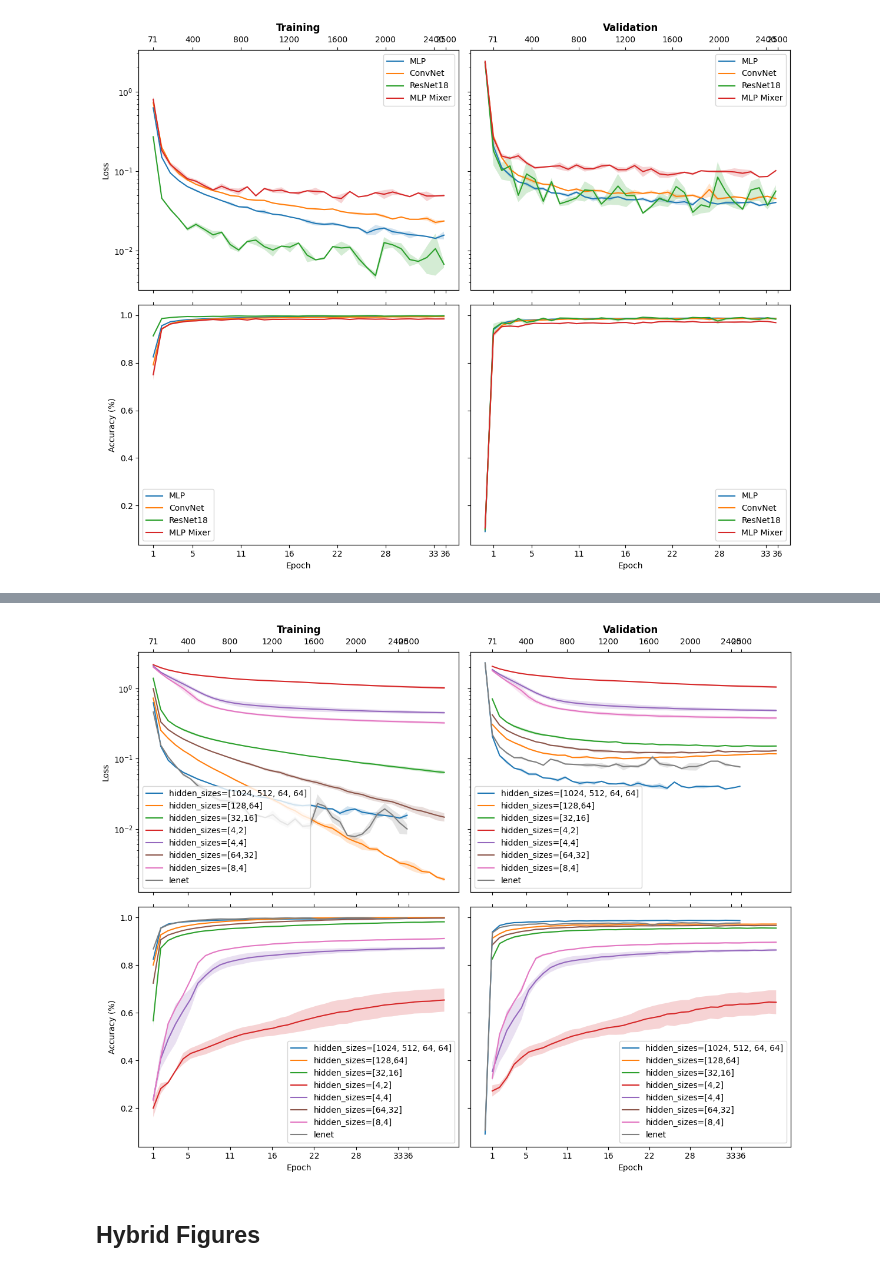
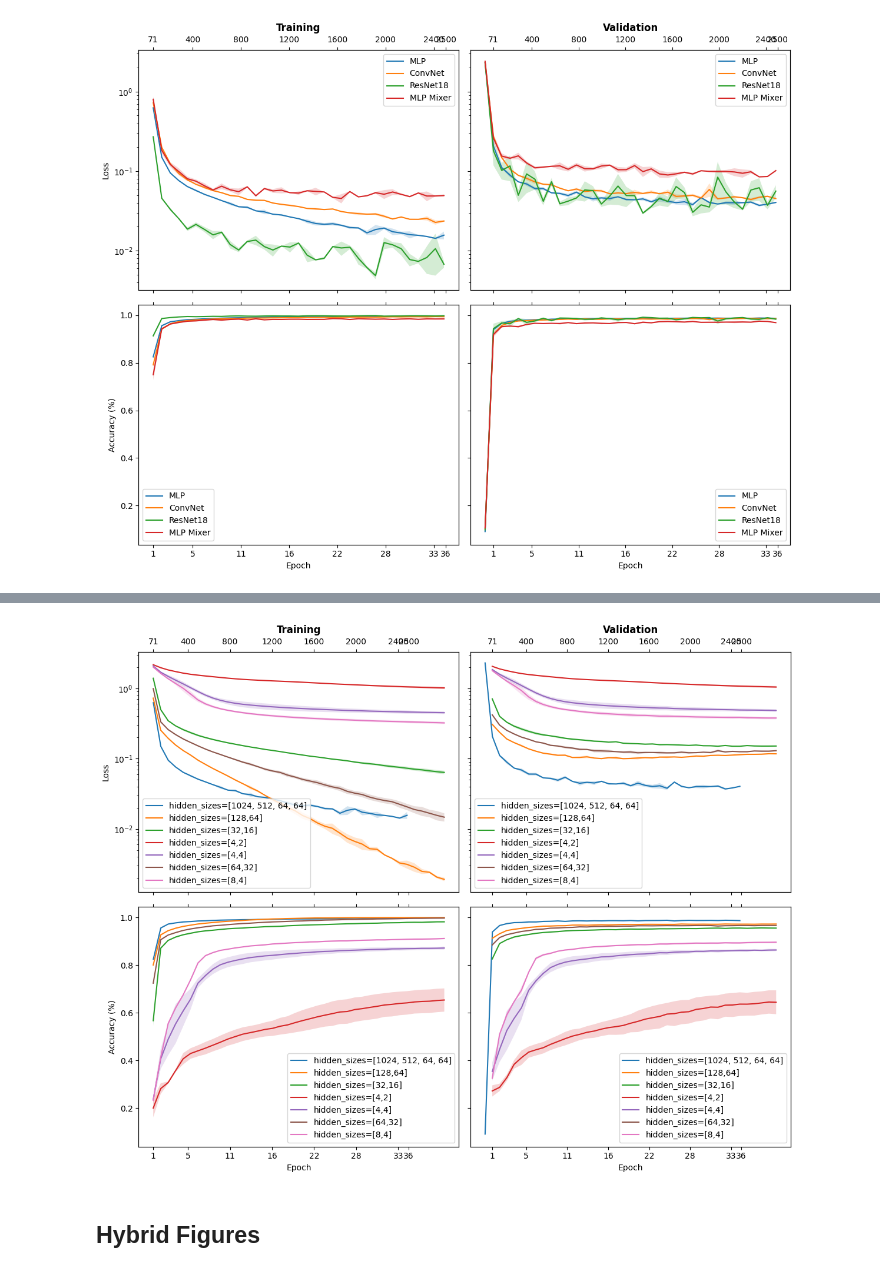
Before and after one commit to fwilhelmy/QB-PIER, a Jupyter notebook: src/visualize.ipynb, the cells around one changed output, grey strips where cells are left out. Saved outputs shown, nothing was run; the diff lists cells and outputs as text; code cells hidden in the pictures.

```diff
--- a/src/visualize.ipynb
+++ b/src/visualize.ipynb
@@ -79,12 +84,9 @@ plot_models_together(models['classical']['convnet'], fig_dir=f"{output_dir}/clas
 # %%
 # Combine classical MLP and LeNet variants into one dict
-mlp_lenet_models = {}
-mlp_lenet_models.update(models['classical']['mlp'])
-mlp_lenet_models.update({'lenet':models['classical']['lenet']['']})
 
-plot_models_together(mlp_lenet_models, fig_dir=f"{output_dir}/classical/mlp", show=True)
+plot_models_together(models['classical']['mlp'], fig_dir=f"{output_dir}/classical/mlp", show=True)
 # %% [output]
-[figure, old version]
+[figure, new version]
 # %% [markdown]
 ## Hybrid Figures
 # %%
```
Also changed, not shown: parts of 3 cells of this notebook, 2 other files.
